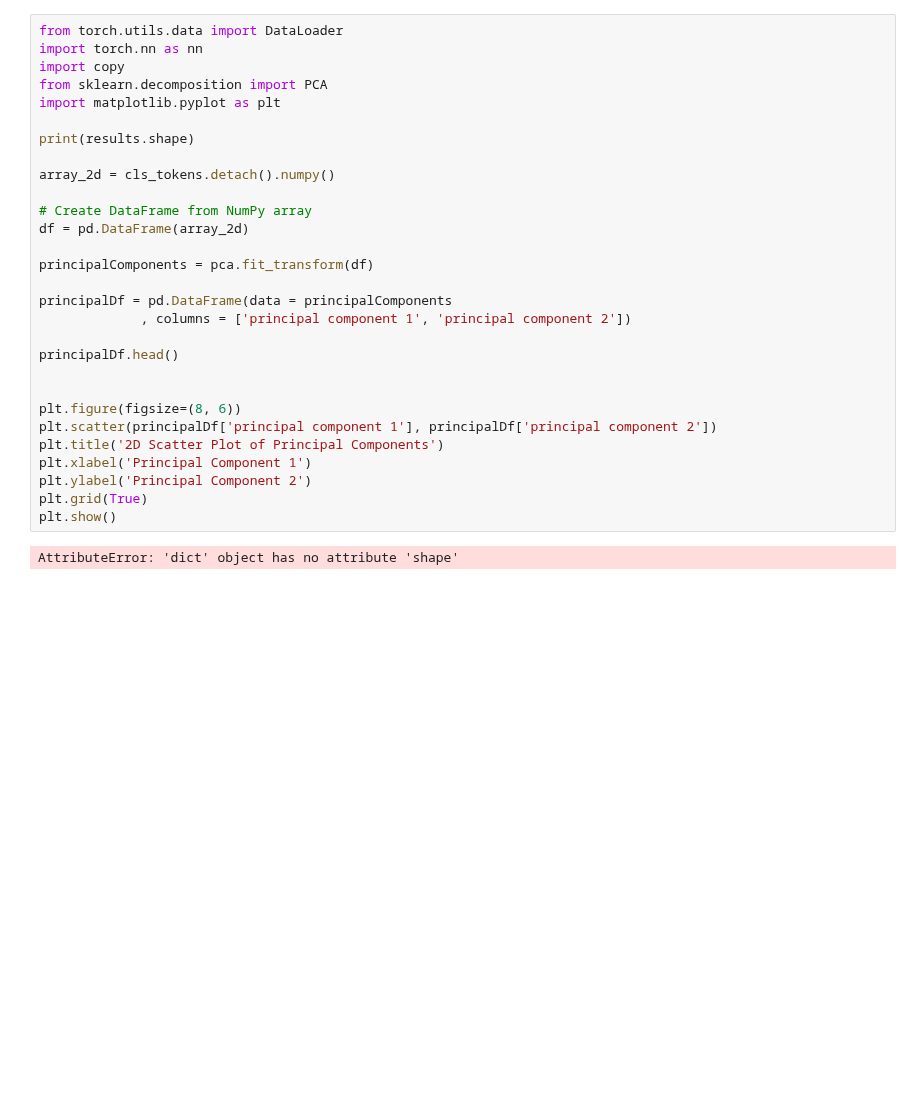
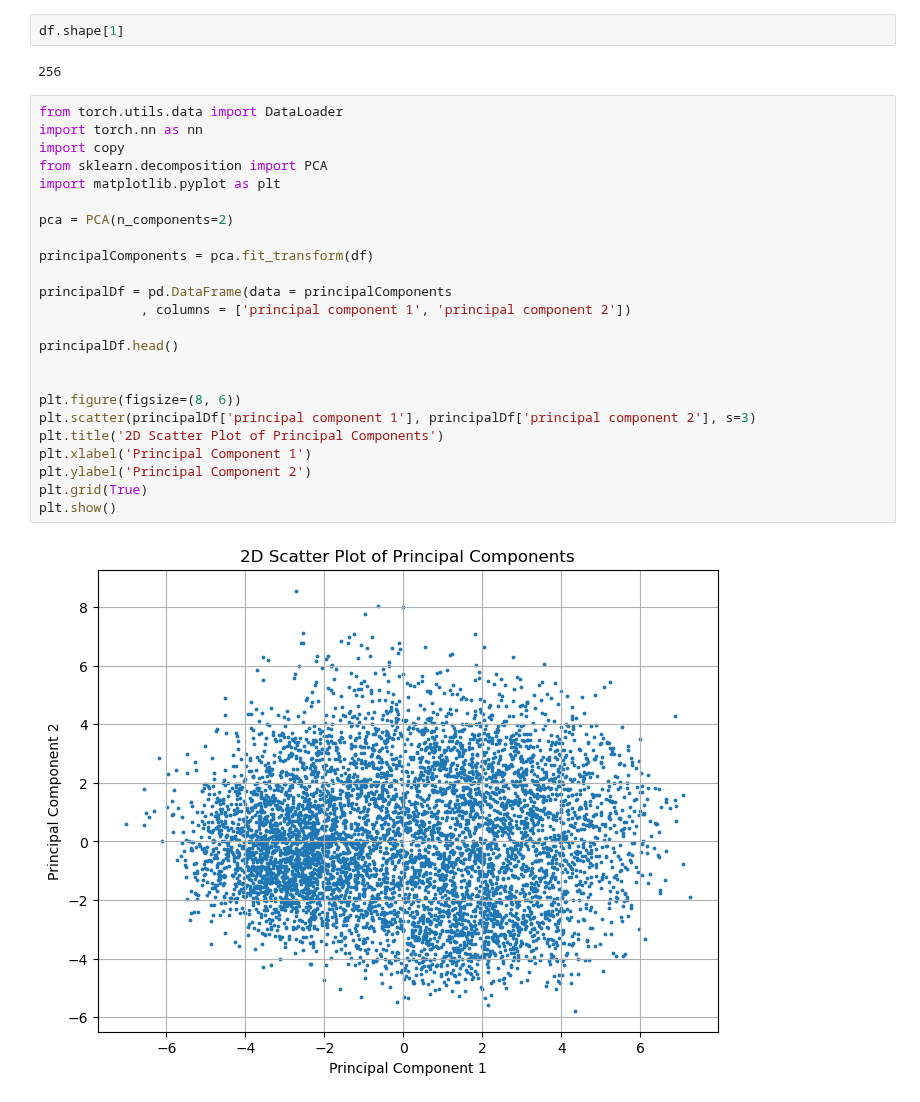
Before and after one commit to aeerik/base, a Jupyter notebook: cls_analysis.ipynb, the cells around one changed output. Drawn from its saved outputs; the diff is of its cells as text; blank space fills up the shorter version.

```diff
--- a/cls_analysis.ipynb
+++ b/cls_analysis.ipynb
@@ -299,31 +225,30 @@ torch.Size([8, 256])
+# %%
+df.shape[1]
+# %% [output]
+256
 # %%
 from torch.utils.data import DataLoader
 import torch.nn as nn
 import copy
 from sklearn.decomposition import PCA
 import matplotlib.pyplot as plt
 
-print(results.shape)
-
-array_2d = cls_tokens.detach().numpy()
-
-# Create DataFrame from NumPy array
-df = pd.DataFrame(array_2d)
+pca = PCA(n_components=2)
 
 principalComponents = pca.fit_transform(df)
 
 principalDf = pd.DataFrame(data = principalComponents
              , columns = ['principal component 1', 'principal component 2'])
 
 principalDf.head()
 
 
 plt.figure(figsize=(8, 6))
-plt.scatter(principalDf['principal component 1'], principalDf['principal component 2'])
+plt.scatter(principalDf['principal component 1'], principalDf['principal component 2'], s=3)
 plt.title('2D Scatter Plot of Principal Components')
 plt.xlabel('Principal Component 1')
 plt.ylabel('Principal Component 2')
 plt.grid(True)
 plt.show()
 # %% [output]
-AttributeError: 'dict' object has no attribute 'shape'
+[figure, added]
```
Also changed, not shown: parts of 1 cell of this notebook, 1 other file.
